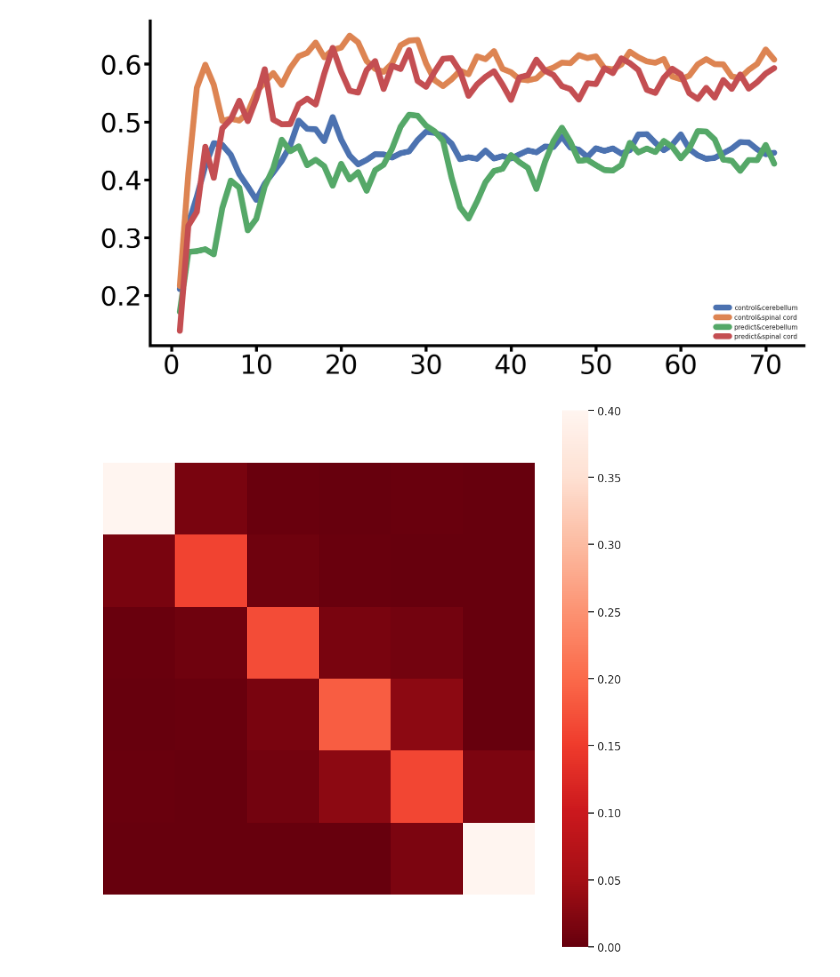
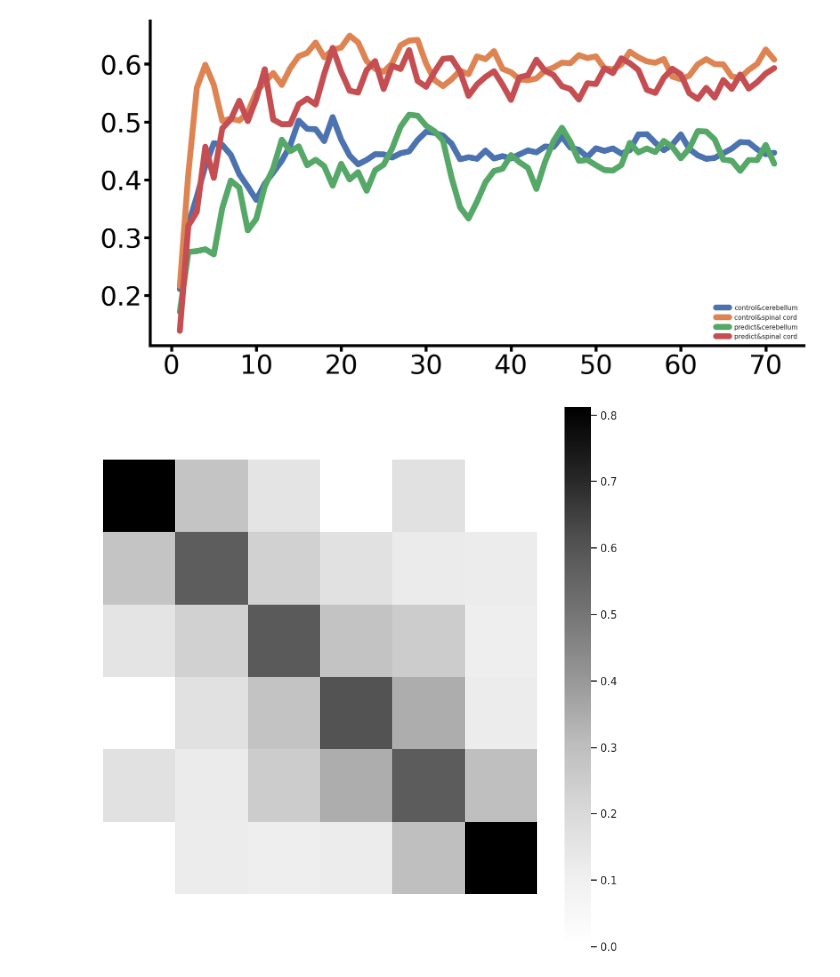
Before and after one commit to 4dglab/SEE, a Jupyter notebook: analyse/quality/single vs bulk.ipynb, the cells around one changed output. Saved outputs shown, nothing was run; the diff lists cells and outputs as text; code cells hidden in the pictures.

```diff
--- a/analyse/quality/single vs bulk.ipynb
+++ b/analyse/quality/single vs bulk.ipynb
@@ -149,7 +149,7 @@ def _draw(mat, title=None, ignore_diag=False):
     if ignore_diag:
         mat = mat.copy()
         np.fill_diagonal(mat, 0)
-    ax = sns.heatmap(mat, cmap='Reds_r', square=True)
+    ax = sns.heatmap(mat, cmap='Greys', square=True)
 
     set_Border(plt.gca())
     plt.grid(False)
@@ -163,9 +163,11 @@ def _draw(mat, title=None, ignore_diag=False):
     plt.show()
 # %%
 _mat = _reshape(array2mat(np.array(target_hic).mean(axis=0)), _bulk_shape, _bulk_range)
-_mat[_mat>0.4] = 0.4
+# For visual aesthetics
+_mat[_mat>0.4] = 0.5
+_mat = _mat ** 0.3
 _draw(_mat, 'target hic(SLC1A2)')
 # %% [output]
-[figure, old version]
+[figure, new version]
 # %%
 _mat = _reshape(array2mat(np.array(pred_hic).mean(axis=0)), _bulk_shape, _bulk_range)
```
Also changed, not shown: parts of 3 cells of this notebook, 19 other files.
